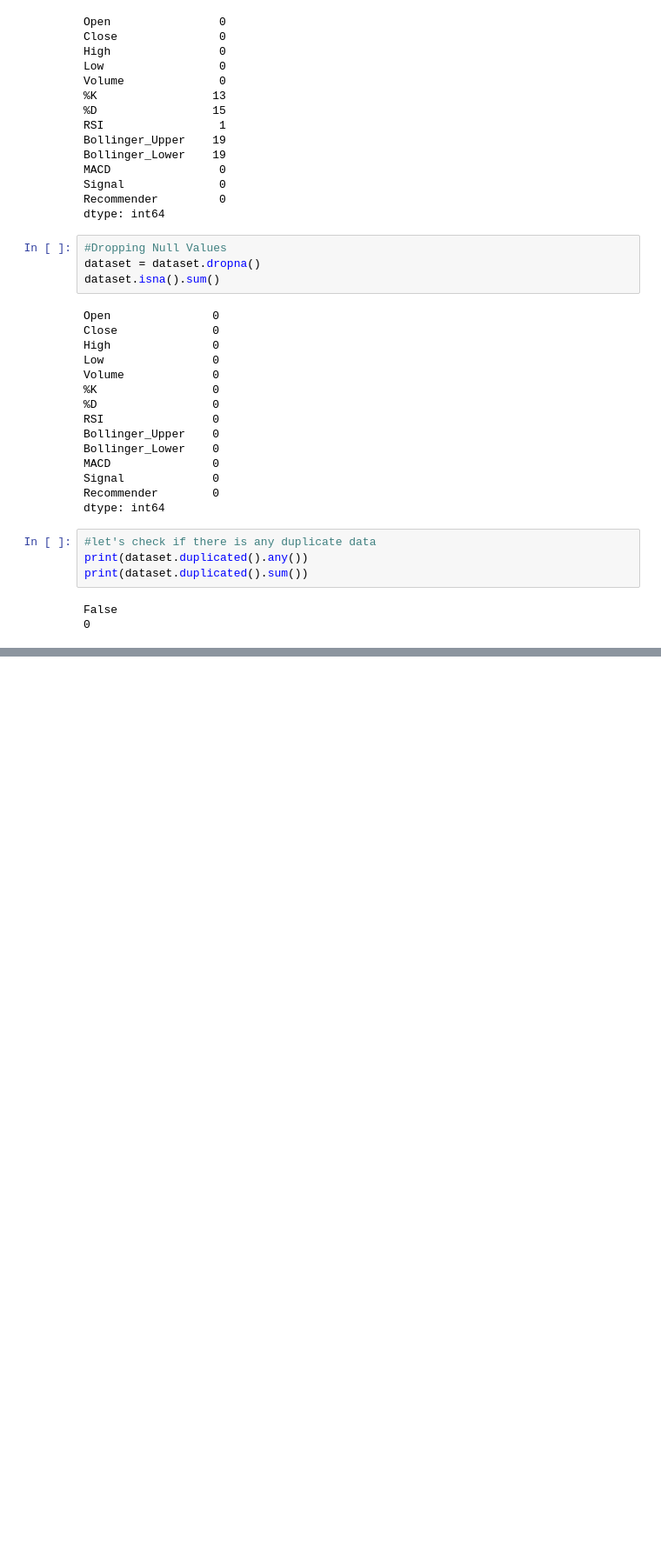
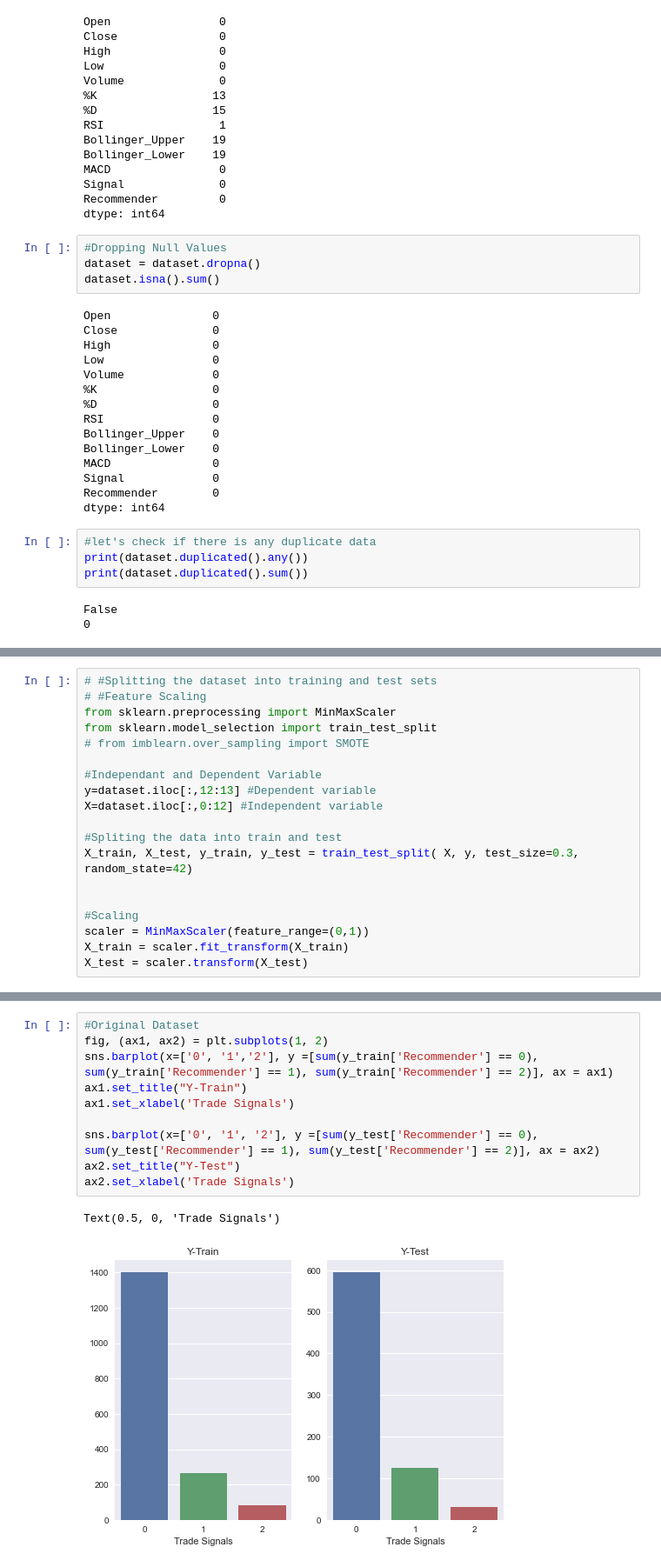
Before and after one commit to shrestha-rahul/Dissertation-Project, a Jupyter notebook: Machine Learning/Classification_Models.ipynb, the cells around one changed output, grey strips where cells are left out. Shown at 87% size. Cells and saved outputs as stored; diff of their text form; blank space fills up the shorter version.

Commit message:
Baclend Complete +Classification Models Complete

```diff
--- a/Machine Learning/Classification_Models.ipynb
+++ b/Machine Learning/Classification_Models.ipynb
@@ -1068,0 +514,19 @@ Test  Data F1 Score:  0.7985195717631314
+# %%
+# #Splitting the dataset into training and test sets
+# #Feature Scaling
+from sklearn.preprocessing import MinMaxScaler
+from sklearn.model_selection import train_test_split
+# from imblearn.over_sampling import SMOTE
+
+#Independant and Dependent Variable
+y=dataset.iloc[:,12:13] #Dependent variable
+X=dataset.iloc[:,0:12] #Independent variable
+
+#Spliting the data into train and test
+X_train, X_test, y_train, y_test = train_test_split( X, y, test_size=0.3, random_state=42)
+
+
+#Scaling
+scaler = MinMaxScaler(feature_range=(0,1))
+X_train = scaler.fit_transform(X_train)
+X_test = scaler.transform(X_test)
@@ -1068,0 +558,13 @@ Test  Data F1 Score:  0.7985195717631314
+# %%
+#Original Dataset
+fig, (ax1, ax2) = plt.subplots(1, 2)
+sns.barplot(x=['0', '1','2'], y =[sum(y_train['Recommender'] == 0), sum(y_train['Recommender'] == 1), sum(y_train['Recommender'] == 2)], ax = ax1)
+ax1.set_title("Y-Train")
+ax1.set_xlabel('Trade Signals')
+
+sns.barplot(x=['0', '1', '2'], y =[sum(y_test['Recommender'] == 0), sum(y_test['Recommender'] == 1), sum(y_test['Recommender'] == 2)], ax = ax2)
+ax2.set_title("Y-Test")
+ax2.set_xlabel('Trade Signals')
+# %% [output]
+Text(0.5, 0, 'Trade Signals')
+[figure, added]
```
Also changed, not shown: parts of 79 cells of this notebook, 9 other files.
